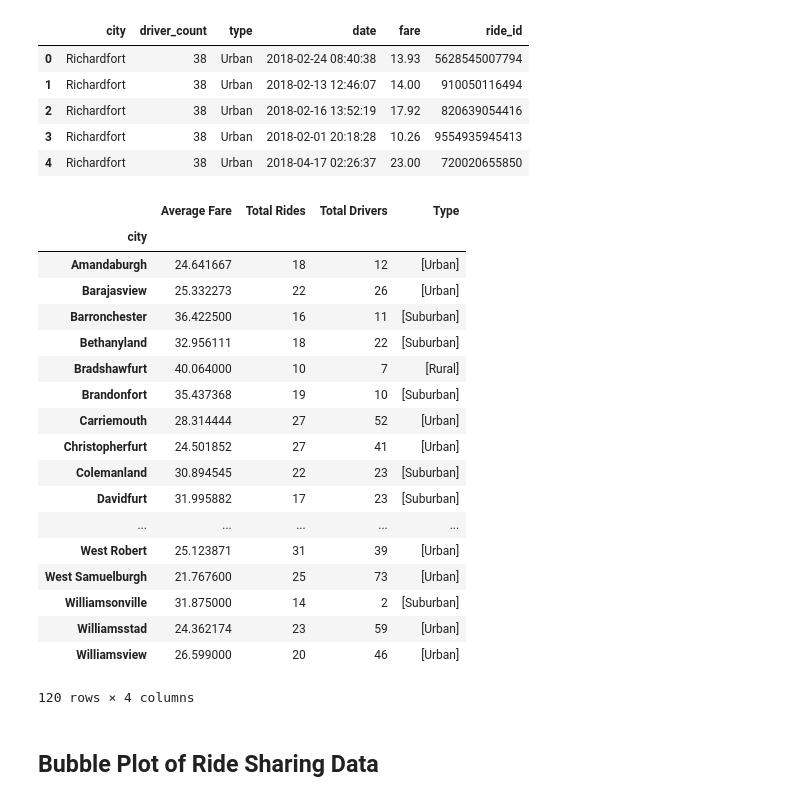
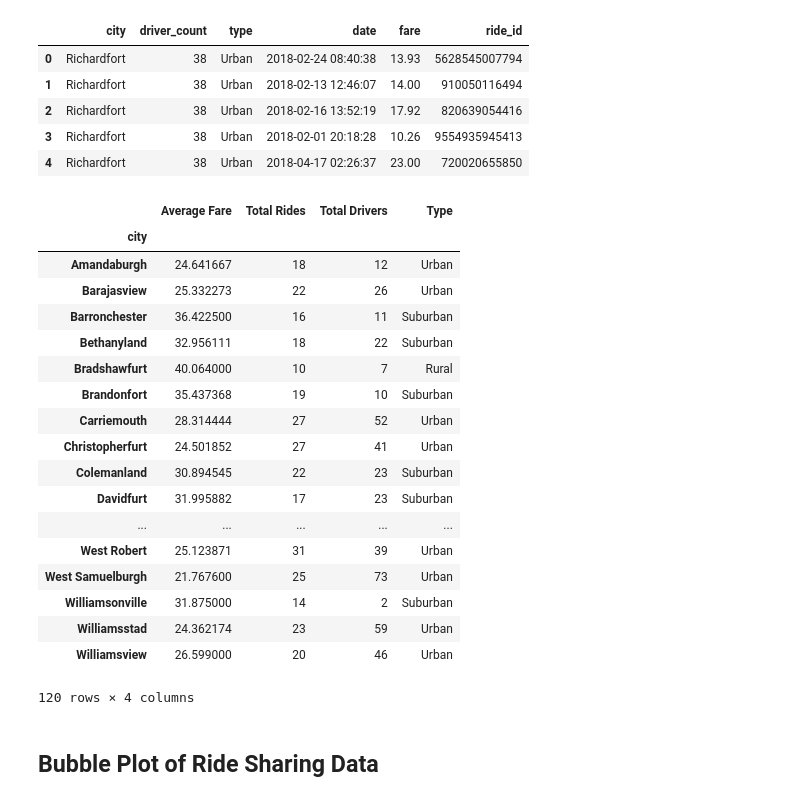
Before and after one commit to jamiediaz/HW05_Matplotlib, a Jupyter notebook: Pyber/pyber_starter.ipynb, the cells around one changed output. Saved outputs shown, nothing was run; the diff lists cells and outputs as text; code cells hidden in the pictures.

```diff
--- a/Pyber/pyber_starter.ipynb
+++ b/Pyber/pyber_starter.ipynb
@@ -27,38 +27,38 @@ pyber_data.head()
 # %%
 city_avg_fare = pyber_data.groupby("city")["fare"].mean()
 
 city_total_rides = pyber_data.groupby("city")["ride_id"].count()
 
 city_total_drivers = pyber_data.groupby("city")["driver_count"].first()
 
-city_type = pyber_data.groupby("city")["type"].unique()
+city_type = pyber_data.groupby("city")["type"].first()
 
 pyber_df = pd.DataFrame({"Average Fare":city_avg_fare,
                                      "Total Rides":city_total_rides,
                                      "Total Drivers":city_total_drivers,
                                      "Type":city_type
 
                                     })
 pyber_df
 # %% [output]
 |  | Average Fare | Total Rides | Total Drivers | Type |
 | city |  |  |  |  |
-| Amandaburgh | 24.641667 | 18 | 12 | [Urban] |
-| Barajasview | 25.332273 | 22 | 26 | [Urban] |
-| Barronchester | 36.422500 | 16 | 11 | [Suburban] |
-| Bethanyland | 32.956111 | 18 | 22 | [Suburban] |
-| Bradshawfurt | 40.064000 | 10 | 7 | [Rural] |
-| Brandonfort | 35.437368 | 19 | 10 | [Suburban] |
-| Carriemouth | 28.314444 | 27 | 52 | [Urban] |
-| Christopherfurt | 24.501852 | 27 | 41 | [Urban] |
-| Colemanland | 30.894545 | 22 | 23 | [Suburban] |
-| Davidfurt | 31.995882 | 17 | 23 | [Suburban] |
+| Amandaburgh | 24.641667 | 18 | 12 | Urban |
+| Barajasview | 25.332273 | 22 | 26 | Urban |
+| Barronchester | 36.422500 | 16 | 11 | Suburban |
+| Bethanyland | 32.956111 | 18 | 22 | Suburban |
+| Bradshawfurt | 40.064000 | 10 | 7 | Rural |
+| Brandonfort | 35.437368 | 19 | 10 | Suburban |
+| Carriemouth | 28.314444 | 27 | 52 | Urban |
+| Christopherfurt | 24.501852 | 27 | 41 | Urban |
+| Colemanland | 30.894545 | 22 | 23 | Suburban |
+| Davidfurt | 31.995882 | 17 | 23 | Suburban |
 | ... | ... | ... | ... | ... |
-| West Robert | 25.123871 | 31 | 39 | [Urban] |
-| West Samuelburgh | 21.767600 | 25 | 73 | [Urban] |
-| Williamsonville | 31.875000 | 14 | 2 | [Suburban] |
-| Williamsstad | 24.362174 | 23 | 59 | [Urban] |
-| Williamsview | 26.599000 | 20 | 46 | [Urban] |
+| West Robert | 25.123871 | 31 | 39 | Urban |
+| West Samuelburgh | 21.767600 | 25 | 73 | Urban |
+| Williamsonville | 31.875000 | 14 | 2 | Suburban |
+| Williamsstad | 24.362174 | 23 | 59 | Urban |
+| Williamsview | 26.599000 | 20 | 46 | Urban |
 120 rows × 4 columns
 # %% [markdown]
 ## Bubble Plot of Ride Sharing Data
```
Also changed, not shown: parts of 1 cell of this notebook.
